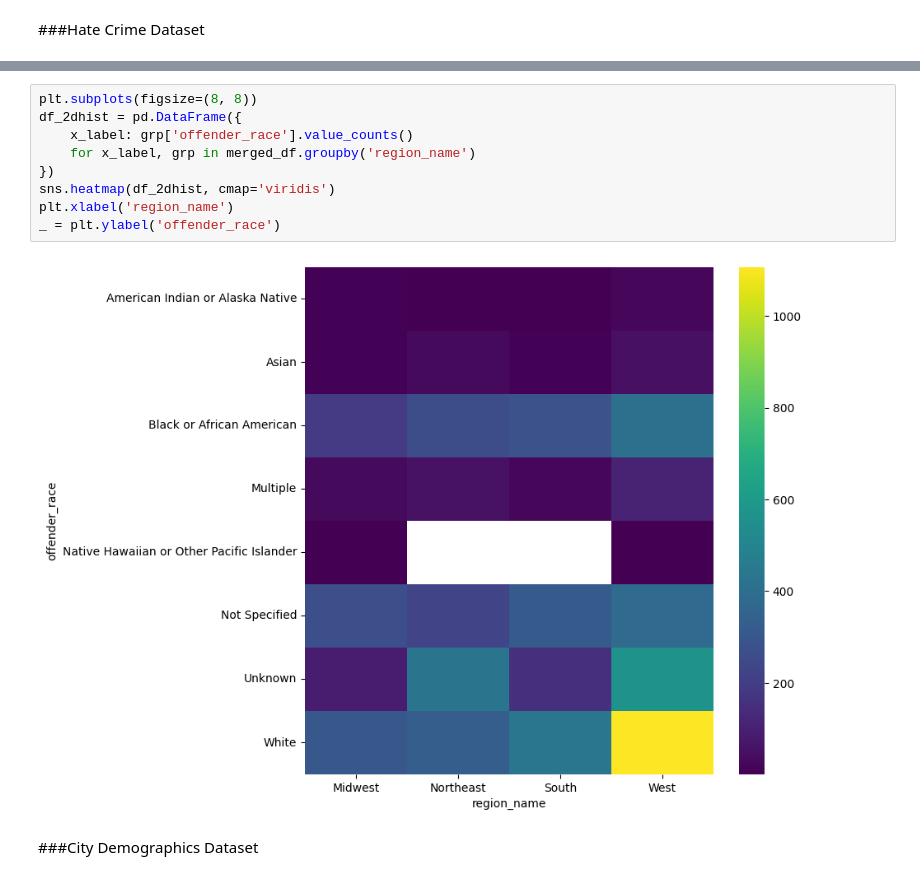
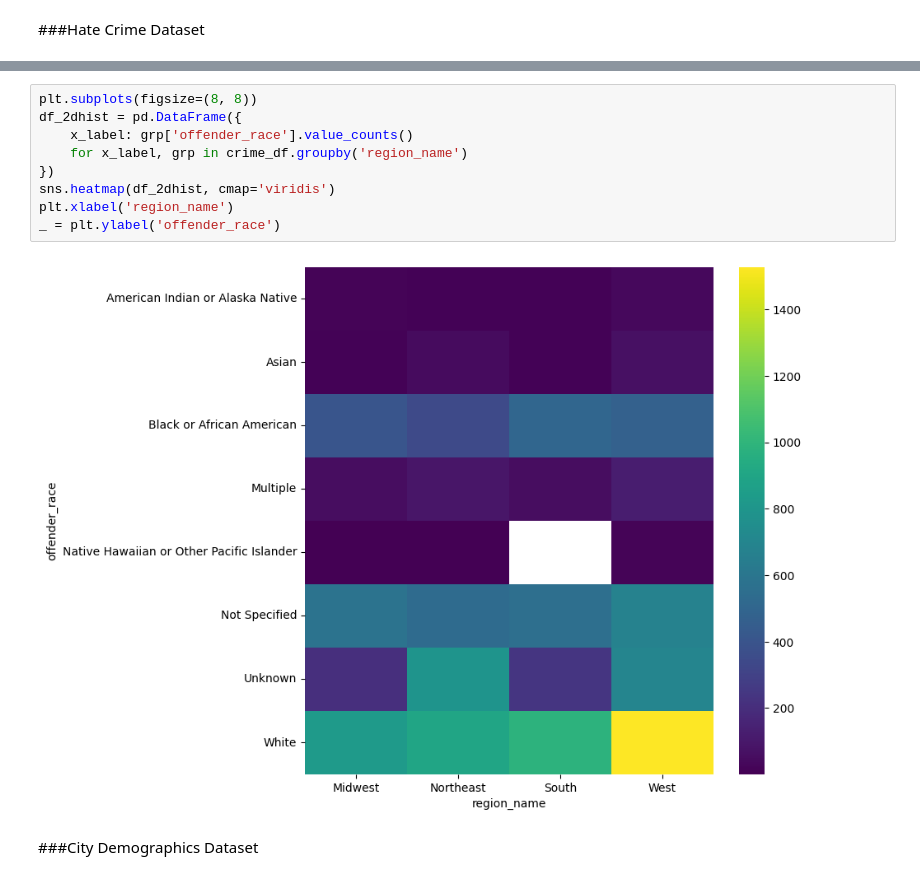
Before and after one commit to IsaacFigNewton/Analyzing-Hate-Crime-Data, a Jupyter notebook: Hate_Crime_Data_Exploration.ipynb, the cells around one changed output, grey strips where cells are left out. Saved outputs shown, nothing was run; the diff lists cells and outputs as text.

```diff
--- a/Hate_Crime_Data_Exploration.ipynb
+++ b/Hate_Crime_Data_Exploration.ipynb
@@ -193,14 +237,14 @@ plt.gca().spines[['top', 'right',]].set_visible(False)
 # %%
 plt.subplots(figsize=(8, 8))
 df_2dhist = pd.DataFrame({
     x_label: grp['offender_race'].value_counts()
-    for x_label, grp in merged_df.groupby('region_name')
+    for x_label, grp in crime_df.groupby('region_name')
 })
 sns.heatmap(df_2dhist, cmap='viridis')
 plt.xlabel('region_name')
 _ = plt.ylabel('offender_race')
 # %% [output]
-[figure, old version]
+[figure, new version]
 # %% [markdown]
 ###City Demographics Dataset
 # %%
```
Also changed, not shown: parts of 18 cells of this notebook.
